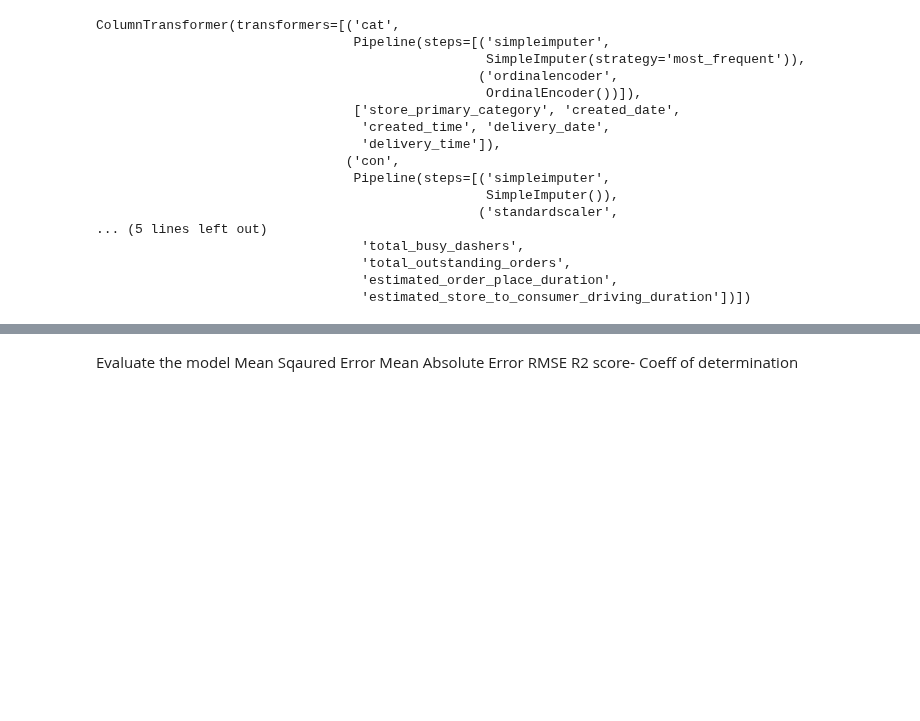
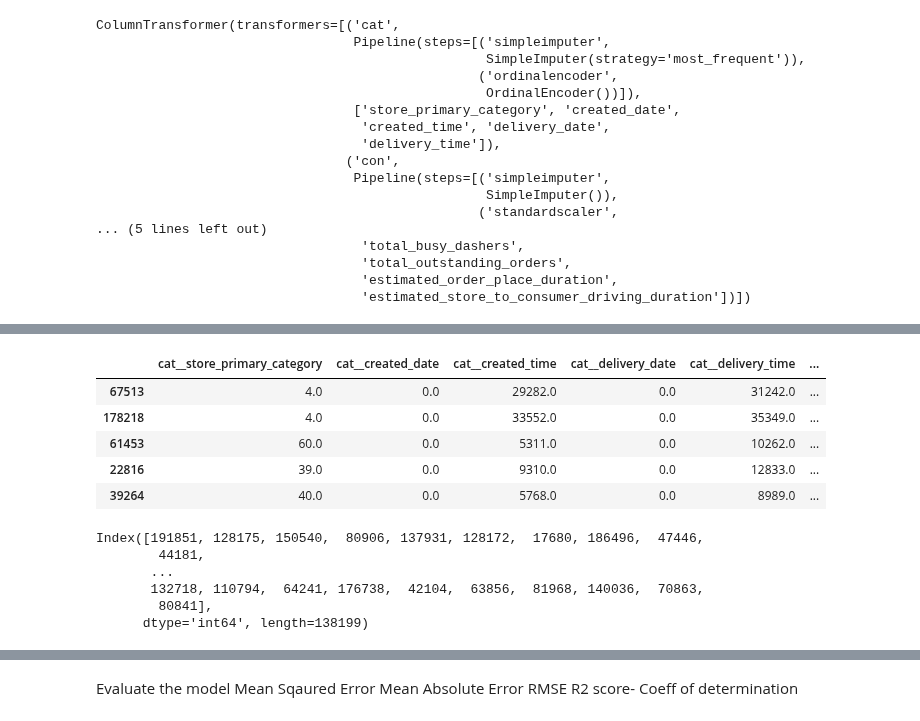
Before and after one commit to Paridhijain-githb/Machine-_learning_01, a Jupyter notebook: Linear Regression/Project-MultipleLinearRegression .ipynb, the cells around one changed output, grey strips where cells are left out. Saved outputs shown, nothing was run; the diff lists cells and outputs as text; code cells hidden in the pictures; blank space fills up the shorter version.

```diff
--- a/Linear Regression/Project-MultipleLinearRegression .ipynb
+++ b/Linear Regression/Project-MultipleLinearRegression .ipynb
@@ -203,0 +215,18 @@ X_pre= pre.fit_transform (X)
+# %%
+xtest.head()
+# %% [output]
+|  | cat__store_primary_category | cat__created_date | cat__created_time | cat__delivery_date | cat__delivery_time | ... |
+| 67513 | 4.0 | 0.0 | 29282.0 | 0.0 | 31242.0 | ... |
+| 178218 | 4.0 | 0.0 | 33552.0 | 0.0 | 35349.0 | ... |
+| 61453 | 60.0 | 0.0 | 5311.0 | 0.0 | 10262.0 | ... |
+| 22816 | 39.0 | 0.0 | 9310.0 | 0.0 | 12833.0 | ... |
+| 39264 | 40.0 | 0.0 | 5768.0 | 0.0 | 8989.0 | ... |
+# %%
+xtrain.index
+# %% [output]
+Index([191851, 128175, 150540,  80906, 137931, 128172,  17680, 186496,  47446,
+        44181,
+       ...
+       132718, 110794,  64241, 176738,  42104,  63856,  81968, 140036,  70863,
+        80841],
+      dtype='int64', length=138199)
```
Also changed, not shown: parts of 14 cells of this notebook, 1 other file.
